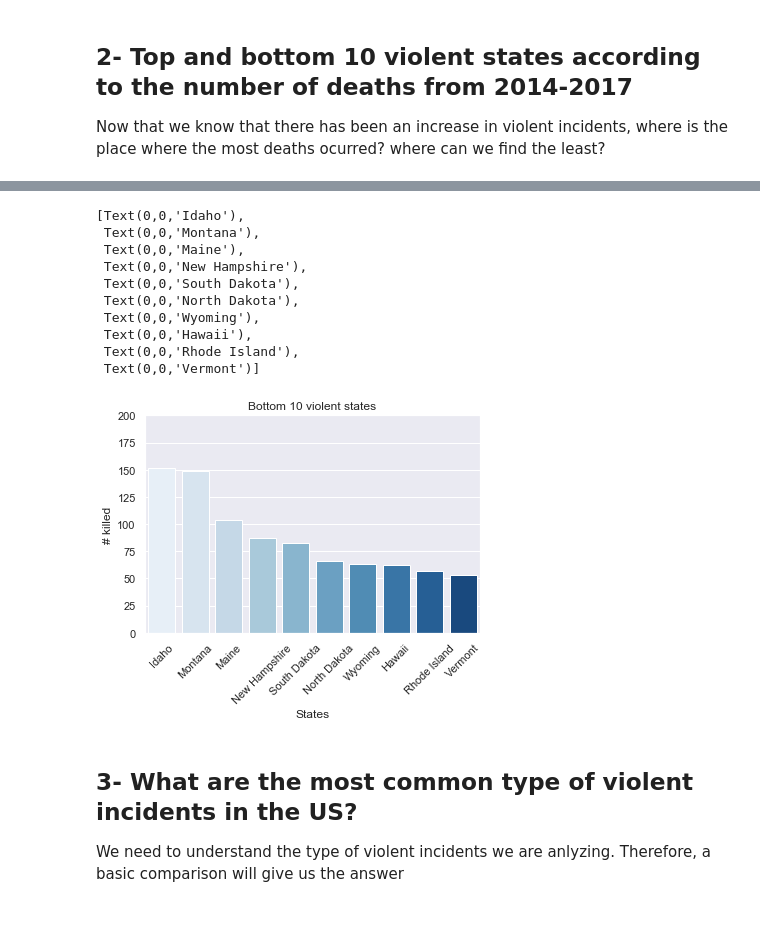
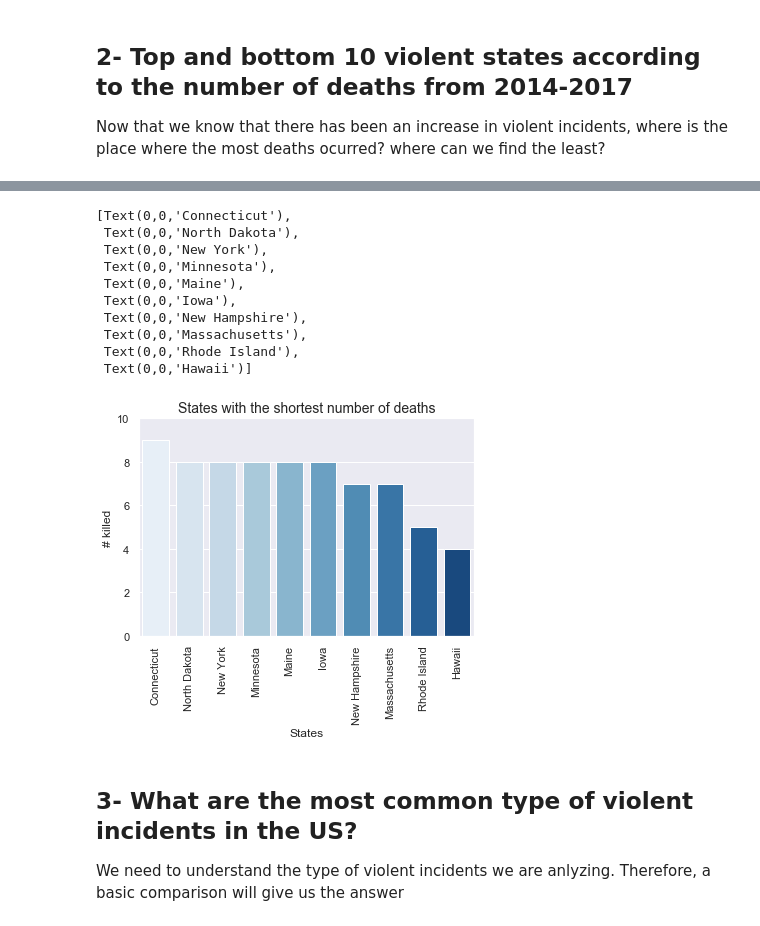
Before and after one commit to palolo02/Project1, a Jupyter notebook: Crime in US.ipynb, the cells around one changed output, grey strips where cells are left out. Saved outputs shown, nothing was run; the diff lists cells and outputs as text; code cells hidden in the pictures.

```diff
--- a/Crime in US.ipynb
+++ b/Crime in US.ipynb
@@ -365,8 +366,9 @@ incident_count=new_data.groupby('state').agg('count')
 incident_count
 
 killed_number=new_data.groupby('state').sum()
-killed_sort=killed_number.sort_values(by='n_killed',ascending=False)
+killed_sort=left_merge.sort_values(by='n_killed_100k',ascending=False)
 
 #Top 10 contries by killed number
 top=killed_sort.head(10)
 bottom=killed_sort.tail(10)
+top
@@ -393,23 +407,23 @@ killed_years.set_xticklabels(killed_years.get_xticklabels(),rotation=45)
 # %%
 #bar plot bottom
-killed_years_bottom=sns.barplot(x=bottom.index, y=bottom.n_killed,data=bottom,palette='Blues')
+killed_years_bottom=sns.barplot(x=bottom.state, y=bottom.n_killed_100k,data=bottom,palette='Blues')
 plt.xlabel('States')
 plt.ylabel('# killed')
-plt.title('Bottom 10 violent states')
-killed_years_bottom.set_ylim([0,200])
-killed_years_bottom.set_xticklabels(killed_years_bottom.get_xticklabels(),rotation=45)
+plt.title('States with the shortest number of deaths',fontsize=14)
+killed_years_bottom.set_ylim([0,10])
+killed_years_bottom.set_xticklabels(killed_years_bottom.get_xticklabels(),rotation=90)
 # %% [output]
-[Text(0,0,'Idaho'),
- Text(0,0,'Montana'),
+[Text(0,0,'Connecticut'),
+ Text(0,0,'North Dakota'),
+ Text(0,0,'New York'),
+ Text(0,0,'Minnesota'),
  Text(0,0,'Maine'),
+ Text(0,0,'Iowa'),
  Text(0,0,'New Hampshire'),
- Text(0,0,'South Dakota'),
- Text(0,0,'North Dakota'),
- Text(0,0,'Wyoming'),
- Text(0,0,'Hawaii'),
+ Text(0,0,'Massachusetts'),
  Text(0,0,'Rhode Island'),
- Text(0,0,'Vermont')]
+ Text(0,0,'Hawaii')]
-[figure, old version]
+[figure, new version]
 # %% [markdown]
 ## 3- What are the most common type of violent incidents in the US?
 We need to understand the type of violent incidents we are anlyzing. Therefore, a basic comparison will give us the answer
```
Also changed, not shown: parts of 9 cells of this notebook.
